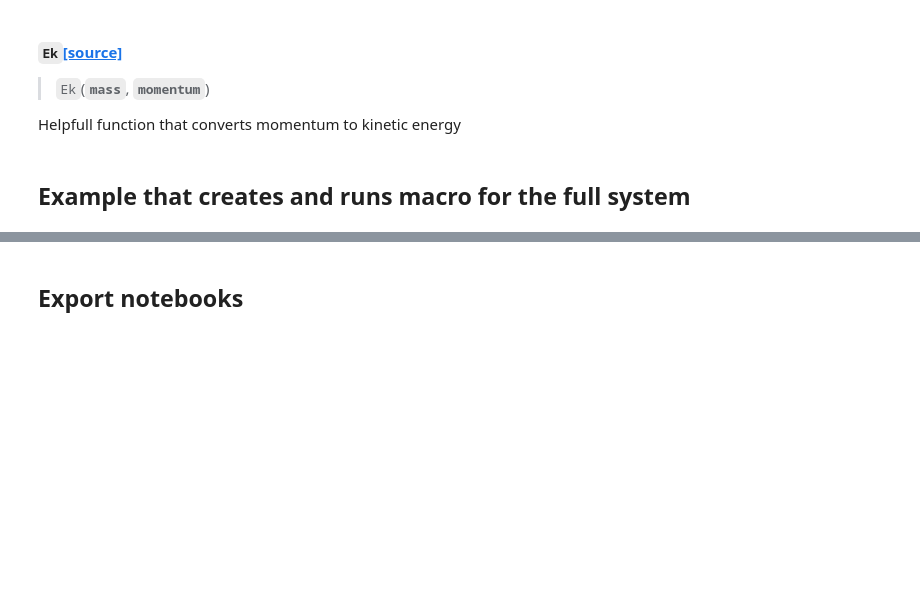
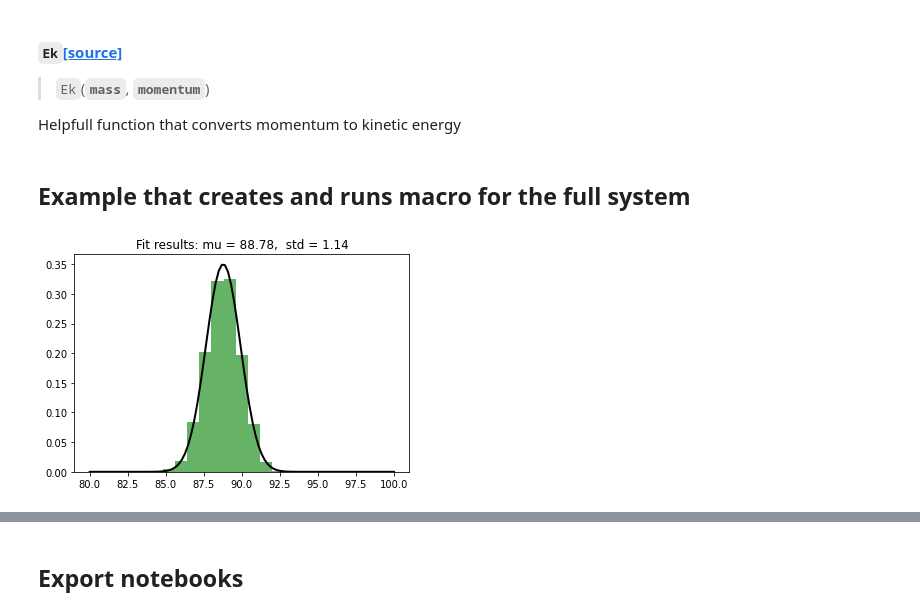
Before and after one commit to dmitryhits/ProtonBeamTherapy, a Jupyter notebook: nbs/00_macrotools.ipynb, the cells around one changed output, grey strips where cells are left out. Cells and saved outputs as stored; diff of their text form; code cells hidden in the pictures; blank space fills up the shorter version.

```diff
--- a/nbs/00_macrotools.ipynb
+++ b/nbs/00_macrotools.ipynb
@@ -390,7 +408,7 @@ show_doc(MacroWriter.create_beam)
 ## Function that creates the full system
 # %%
 #export
-def create_all(n_phantom_layers = 20, phantom_layer_thickness = [1]*20, phantom_material = 'Water', beam_energy = 250,
+def create_all(n_phantom_layers = 21, phantom_layer_thickness = [1]*21, phantom_material = 'Water', beam_energy = 250,
                distance_to_system = 1, system_thickness = 1, n_sensors = 1, sensor_pitch = 0.5, sensor_thickness=0.5):
     """sets parameters for phantom and system geometries"""
     phantom_thickness = sum(phantom_layer_thickness)
@@ -402,8 +420,12 @@ def create_all(n_phantom_layers = 20, phantom_layer_thickness = [1]*20, phantom_
     y_loc = 10
     for layer in range(n_phantom_layers):
         phantom_material = 'Water'
+        # the parameters of the particles are recorded at the exit from the layer
+        # the Air layer is added to get parameters at the entrance to the real phantom layer
+        if layer == 0:
+            phantom_material = 'Air'
         # set material to Skull for the first and the last layer
-        if layer == 0 or layer == n_phantom_layers - 1:
+        elif layer == 1 or layer == n_phantom_layers - 1:
             phantom_material = 'Skull'
         # layers start from 10 and extend in the negative y direction
         y_loc -= phantom_layer_thickness[layer]
@@ -458,3 +480,27 @@ show_doc(Ek)
 Helpfull function that converts momentum to kinetic energy
 # %% [markdown]
 ## Example that creates and runs macro for the full system
+# %%
+main_macro, output_root, timestamp = create_all(beam_energy=100, n_sensors=3)
+run_macro(main_macro)
+root_hits_file = output_root['hits'][0]
+root_dose_file = output_root['dose'][1]
+root_tracker_file = output_root['trackers'][1]
+
+hits_df = get_df_subentry2(root_hits_file)
+track_df = get_phasespace_df(timestamp, 1)
+# %%
+from scipy.stats import norm
+Ekine_1 = track_df[(track_df.ParticleName == 'proton') & (track_df.CreatorProcess == 0) & (track_df.Ekine > 80)]['Ekine']
+mu, std = norm.fit(Ekine_1)
+plt.hist(Ekine_1, bins=25, density=True, alpha=0.6, color='g', range=(80, 100))
+# Plot the PDF.
+x = np.linspace(80, 100, 100)
+p = norm.pdf(x, mu, std)
+plt.plot(x, p, 'k', linewidth=2)
+title = "Fit results: mu = %.2f,  std = %.2f" % (mu, std)
+plt.title(title)
+
+plt.show()
+# %% [output]
+[figure, added]
```
Also changed, not shown: parts of 11 cells of this notebook, 10 other files.
